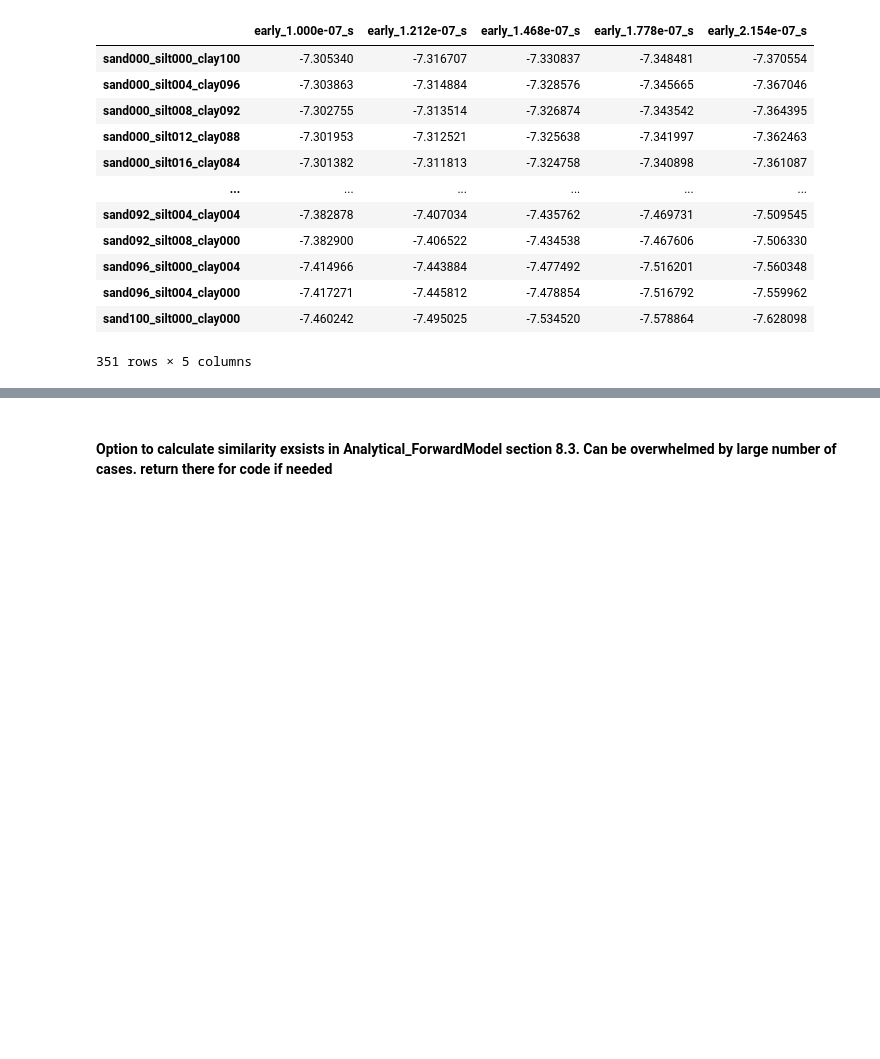
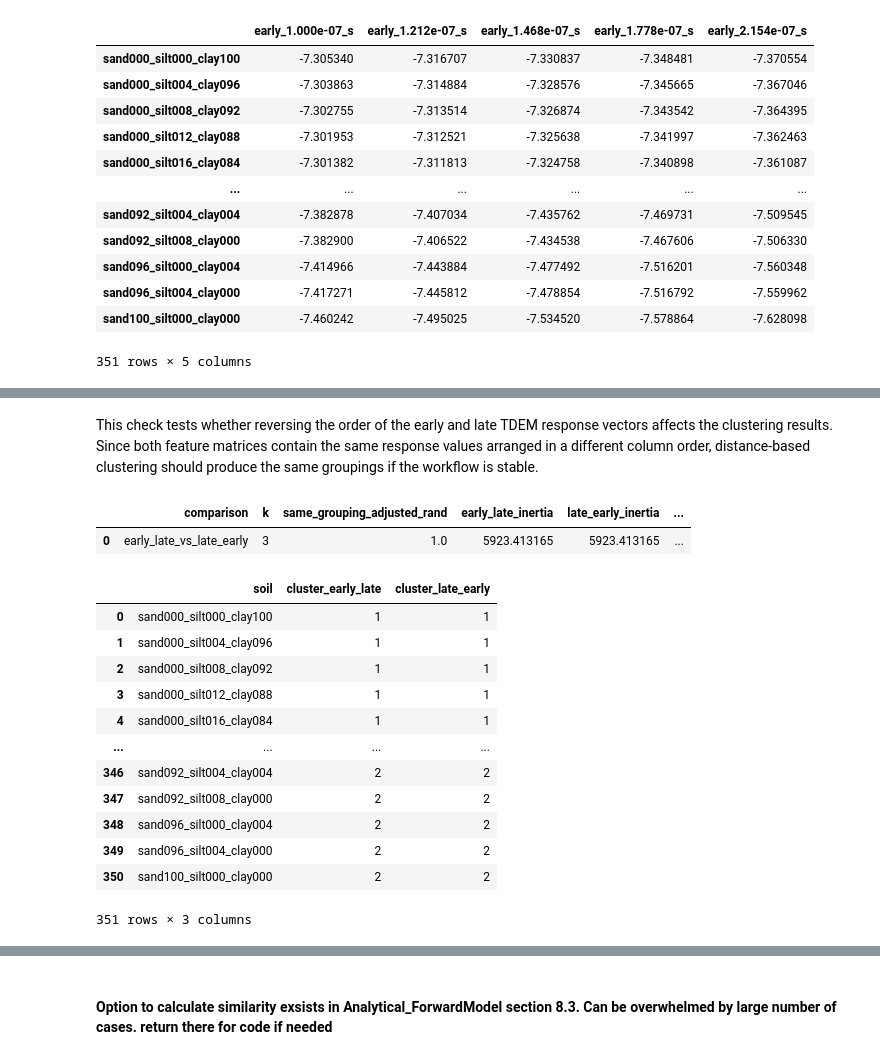
Before and after one commit to natalieyurek-cloud/TDEM_Thesis_Yurek, a Jupyter notebook: Core_Modeling_Setup.ipynb, the cells around one changed output, grey strips where cells are left out. Drawn from its saved outputs; the diff is of its cells as text; code cells hidden in the pictures; blank space fills up the shorter version.

```diff
--- a/Core_Modeling_Setup.ipynb
+++ b/Core_Modeling_Setup.ipynb
@@ -860,0 +863,80 @@ clustering_features = clustering_features_EL  ## OR  clustering_features_LE
+# %% [markdown]
+This check tests whether reversing the order of the early and late TDEM response vectors affects the clustering results. Since both feature matrices contain the same response values arranged in a different column order, distance-based clustering should produce the same groupings if the workflow is stable.
+# %%
+from sklearn.metrics import silhouette_score, adjusted_rand_score
+from scipy.spatial.distance import pdist, squareform
+
+k_order_test = 3
+scale_features = True
+
+def prepare_kmeans_input(feature_df, scale_features=True):
+    X = feature_df.to_numpy(dtype=float)
+
+    if scale_features:
+        scaler = StandardScaler()
+        X = scaler.fit_transform(X)
+
+    return X
+
+X_EL = prepare_kmeans_input(clustering_features_EL, scale_features=scale_features)
+X_LE = prepare_kmeans_input(clustering_features_LE, scale_features=scale_features)
+
+kmeans_EL = KMeans(n_clusters=k_order_test, random_state=0, n_init=20)
+kmeans_LE = KMeans(n_clusters=k_order_test, random_state=0, n_init=20)
+
+labels_EL = kmeans_EL.fit_predict(X_EL)
+labels_LE = kmeans_LE.fit_predict(X_LE)
+
+silhouette_EL = silhouette_score(X_EL, labels_EL)
+silhouette_LE = silhouette_score(X_LE, labels_LE)
+
+distance_matrix_EL = squareform(pdist(X_EL, metric="euclidean"))
+distance_matrix_LE = squareform(pdist(X_LE, metric="euclidean"))
+
+max_distance_difference = np.max(
+    np.abs(distance_matrix_EL - distance_matrix_LE)
+)
+
+order_validation_summary = pd.DataFrame({
+    "comparison": ["early_late_vs_late_early"],
+    "k": [k_order_test],
+    "same_grouping_adjusted_rand": [
+        adjusted_rand_score(labels_EL, labels_LE)
+    ],
+    "early_late_inertia": [kmeans_EL.inertia_],
+    "late_early_inertia": [kmeans_LE.inertia_],
+    "absolute_inertia_difference": [
+        abs(kmeans_EL.inertia_ - kmeans_LE.inertia_)
+    ],
+    "early_late_silhouette": [silhouette_EL],
+    "late_early_silhouette": [silhouette_LE],
+    "absolute_silhouette_difference": [
+        abs(silhouette_EL - silhouette_LE)
+    ],
+    "max_pairwise_distance_difference": [max_distance_difference]
+})
+
+order_cluster_comparison = pd.DataFrame({
+    "soil": clustering_features_EL.index,
+    "cluster_early_late": labels_EL,
+    "cluster_late_early": labels_LE
+})
+
+display(order_validation_summary)
+display(order_cluster_comparison)
+# %% [output]
+|  | comparison | k | same_grouping_adjusted_rand | early_late_inertia | late_early_inertia | ... |
+| 0 | early_late_vs_late_early | 3 | 1.0 | 5923.413165 | 5923.413165 | ... |
+|  | soil | cluster_early_late | cluster_late_early |
+| 0 | sand000_silt000_clay100 | 1 | 1 |
+| 1 | sand000_silt004_clay096 | 1 | 1 |
+| 2 | sand000_silt008_clay092 | 1 | 1 |
+| 3 | sand000_silt012_clay088 | 1 | 1 |
+| 4 | sand000_silt016_clay084 | 1 | 1 |
+| ... | ... | ... | ... |
+| 346 | sand092_silt004_clay004 | 2 | 2 |
+| 347 | sand092_silt008_clay000 | 2 | 2 |
+| 348 | sand096_silt000_clay004 | 2 | 2 |
+| 349 | sand096_silt004_clay000 | 2 | 2 |
+| 350 | sand100_silt000_clay000 | 2 | 2 |
+351 rows × 3 columns
```
Also changed, not shown: parts of 4 cells of this notebook.
